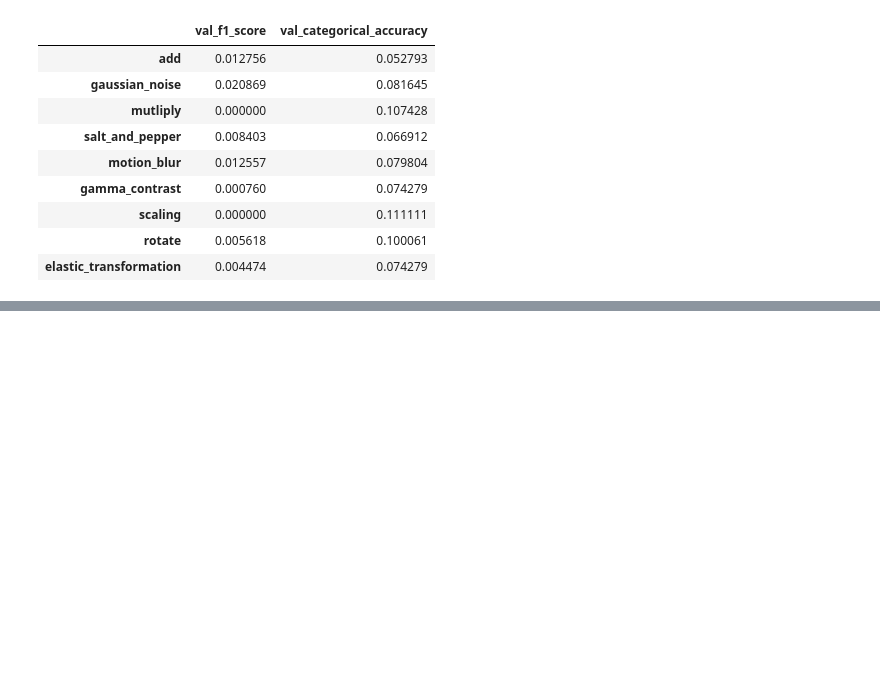
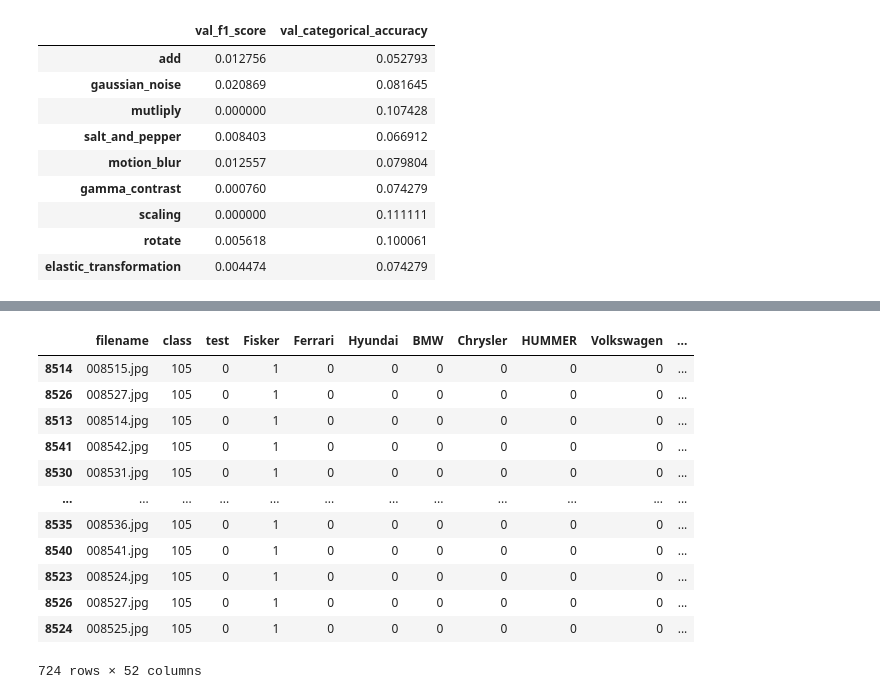
Before and after one commit to patrickbrus/IBM_Machine_Learning_Professional, a Jupyter notebook: Deep_Learning/DeepLearning_Project.ipynb, the cells around one changed output, grey strips where cells are left out. Cells and saved outputs as stored; diff of their text form; code cells hidden in the pictures; blank space fills up the shorter version.

```diff
--- a/Deep_Learning/DeepLearning_Project.ipynb
+++ b/Deep_Learning/DeepLearning_Project.ipynb
@@ -794,0 +952,8 @@ pd.DataFrame.from_dict(aug_results_dict, orient="index", columns=["val_f1_score"
+# %%
+df_copy = df_train.copy()
+count_majority = df_copy[df_copy.columns[3:]].sum().max()
+col = "Fisker"
+df_class_1 = df_copy[df_copy[col] == 1]
+count_class_1 = df_class_1.shape[0]
+# %%
+df_oversampled = df_class_1.sample(count_majority - count_class_1, replace=True)
@@ -794,0 +964,16 @@ pd.DataFrame.from_dict(aug_results_dict, orient="index", columns=["val_f1_score"
+# %%
+pd.concat([df_class_1, df_oversampled])
+# %% [output]
+|  | filename | class | test | Fisker | Ferrari | Hyundai | BMW | Chrysler | HUMMER | Volkswagen | ... |
+| 8514 | 008515.jpg | 105 | 0 | 1 | 0 | 0 | 0 | 0 | 0 | 0 | ... |
+| 8526 | 008527.jpg | 105 | 0 | 1 | 0 | 0 | 0 | 0 | 0 | 0 | ... |
+| 8513 | 008514.jpg | 105 | 0 | 1 | 0 | 0 | 0 | 0 | 0 | 0 | ... |
+| 8541 | 008542.jpg | 105 | 0 | 1 | 0 | 0 | 0 | 0 | 0 | 0 | ... |
+| 8530 | 008531.jpg | 105 | 0 | 1 | 0 | 0 | 0 | 0 | 0 | 0 | ... |
+| ... | ... | ... | ... | ... | ... | ... | ... | ... | ... | ... | ... |
+| 8535 | 008536.jpg | 105 | 0 | 1 | 0 | 0 | 0 | 0 | 0 | 0 | ... |
+| 8540 | 008541.jpg | 105 | 0 | 1 | 0 | 0 | 0 | 0 | 0 | 0 | ... |
+| 8523 | 008524.jpg | 105 | 0 | 1 | 0 | 0 | 0 | 0 | 0 | 0 | ... |
+| 8526 | 008527.jpg | 105 | 0 | 1 | 0 | 0 | 0 | 0 | 0 | 0 | ... |
+| 8524 | 008525.jpg | 105 | 0 | 1 | 0 | 0 | 0 | 0 | 0 | 0 | ... |
+724 rows × 52 columns
```
Also changed, not shown: parts of 35 cells of this notebook.
